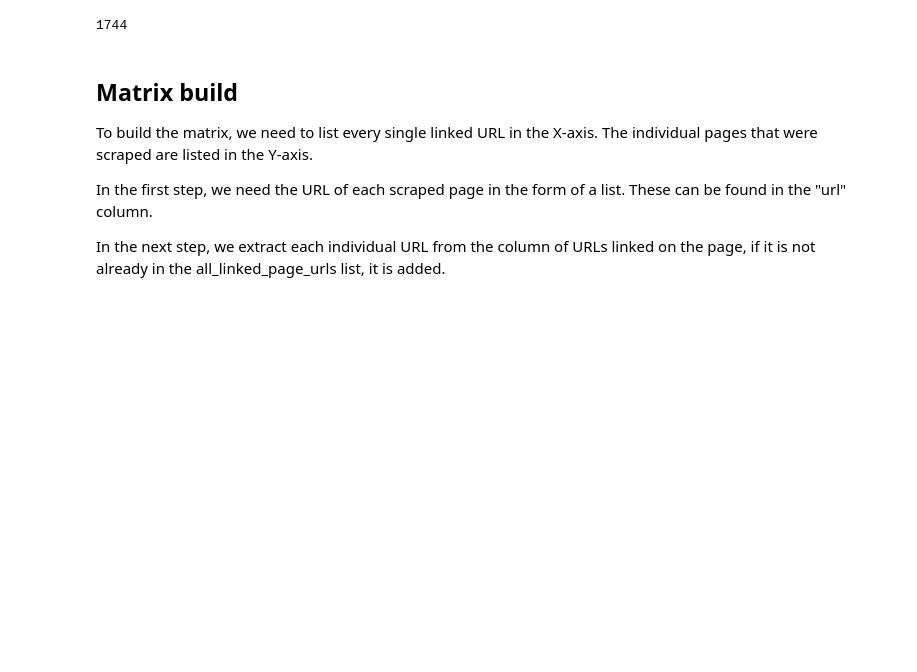
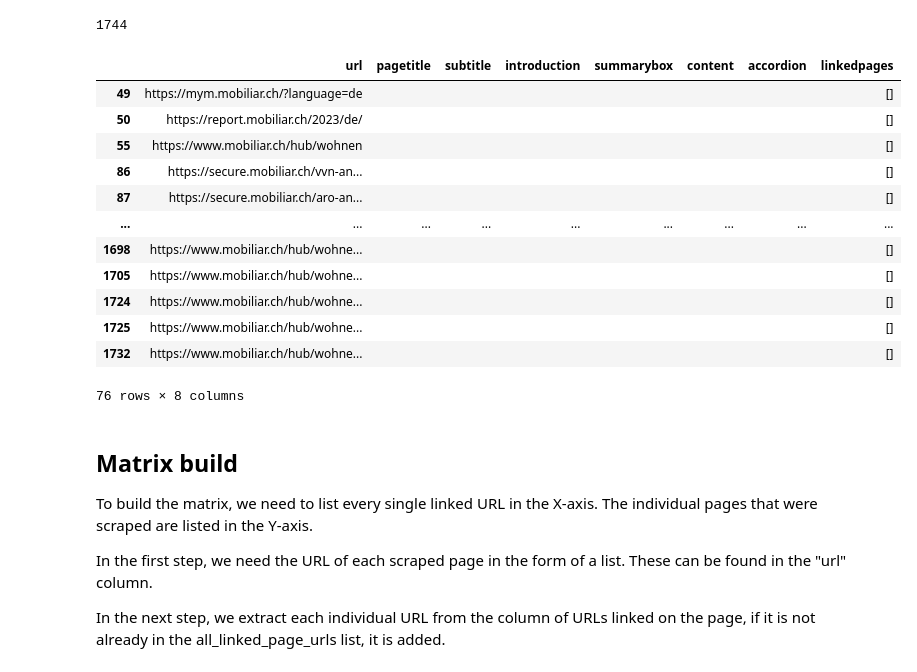
Before and after one commit to rmnrth4/wbth-project, a Jupyter notebook: graph_network/graph-building.ipynb, the cells around one changed output. Saved outputs shown, nothing was run; the diff lists cells and outputs as text; code cells hidden in the pictures; blank space fills up the shorter version.

```diff
--- a/graph_network/graph-building.ipynb
+++ b/graph_network/graph-building.ipynb
@@ -8,6 +8,24 @@ df = pd.read_json("../web-crawler/scrapy_mobiliar/mobiscraper/mobiscraper/spider
 df.shape[0]
 # %% [output]
 1744
+# %%
+result = df['linkedpages'].apply(lambda x: len(x) == 0)
+filtered_df = df[result]
+filtered_df
+# %% [output]
+|  | url | pagetitle | subtitle | introduction | summarybox | content | accordion | linkedpages |
+| 49 | https://mym.mobiliar.ch/?language=de |  |  |  |  |  |  | [] |
+| 50 | https://report.mobiliar.ch/2023/de/ |  |  |  |  |  |  | [] |
+| 55 | https://www.mobiliar.ch/hub/wohnen |  |  |  |  |  |  | [] |
+| 86 | https://secure.mobiliar.ch/vvn-an... |  |  |  |  |  |  | [] |
+| 87 | https://secure.mobiliar.ch/aro-an... |  |  |  |  |  |  | [] |
+| ... | ... | ... | ... | ... | ... | ... | ... | ... |
+| 1698 | https://www.mobiliar.ch/hub/wohne... |  |  |  |  |  |  | [] |
+| 1705 | https://www.mobiliar.ch/hub/wohne... |  |  |  |  |  |  | [] |
+| 1724 | https://www.mobiliar.ch/hub/wohne... |  |  |  |  |  |  | [] |
+| 1725 | https://www.mobiliar.ch/hub/wohne... |  |  |  |  |  |  | [] |
+| 1732 | https://www.mobiliar.ch/hub/wohne... |  |  |  |  |  |  | [] |
+76 rows × 8 columns
 # %% [markdown]
 ## Matrix build
 To build the matrix, we need to list every single linked URL in the X-axis. The individual pages that were scraped are listed in the Y-axis.
```
Also changed, not shown: parts of 12 cells of this notebook, 2 other files.
